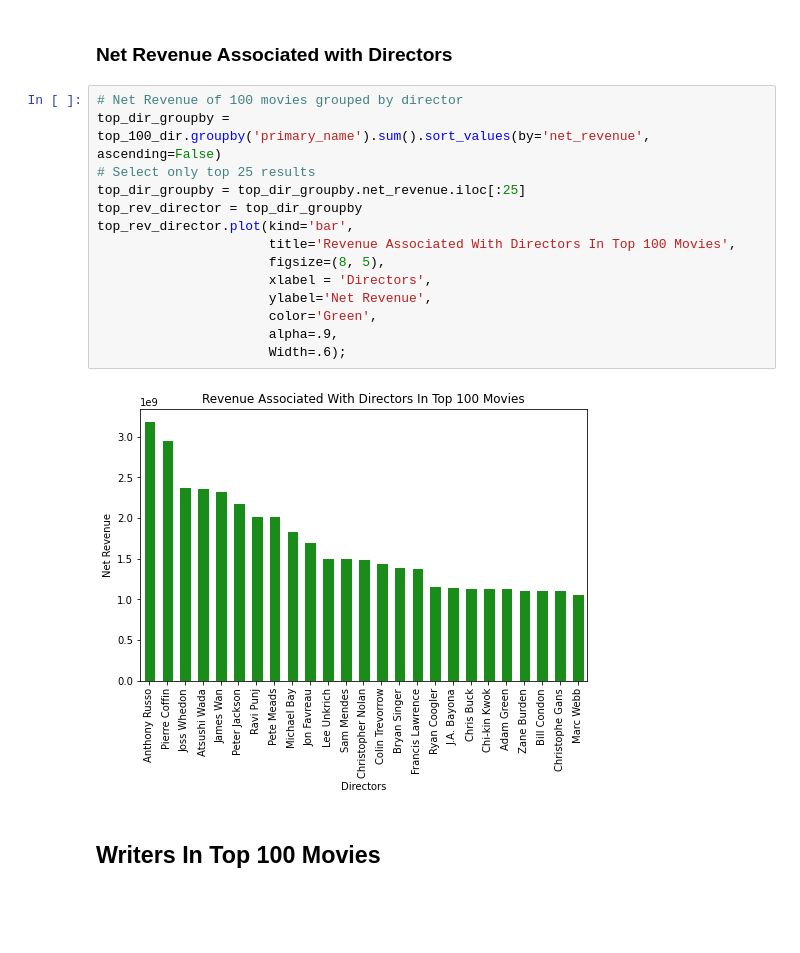
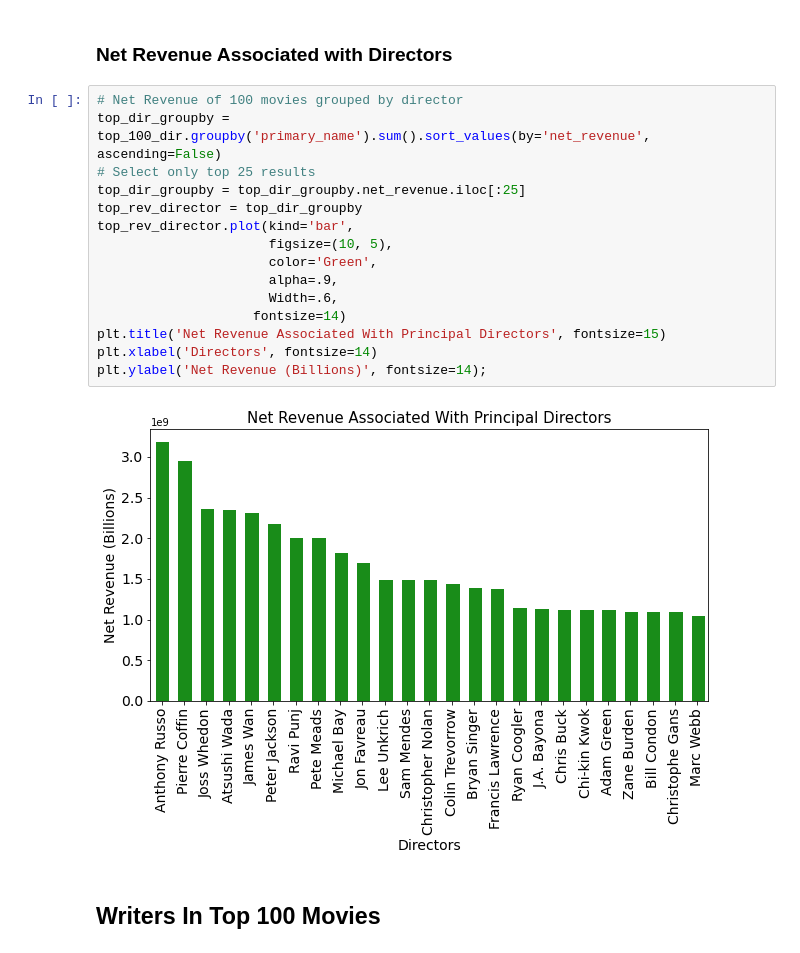
Before and after one commit to reboyce/Gilbert-Team-Repo, a Jupyter notebook: Notebooks/Principals.ipynb, the cells around one changed output. Cells and saved outputs as stored; diff of their text form; blank space fills up the shorter version.

```diff
--- a/Notebooks/Principals.ipynb
+++ b/Notebooks/Principals.ipynb
@@ -157,19 +138,20 @@ top_director_counts.iloc[:25].plot(kind='bar',
 # %%
 # Net Revenue of 100 movies grouped by director
 top_dir_groupby = top_100_dir.groupby('primary_name').sum().sort_values(by='net_revenue', ascending=False)
 # Select only top 25 results
 top_dir_groupby = top_dir_groupby.net_revenue.iloc[:25]
 top_rev_director = top_dir_groupby
 top_rev_director.plot(kind='bar',
-                      title='Revenue Associated With Directors In Top 100 Movies',
-                      figsize=(8, 5),
-                      xlabel = 'Directors',
-                      ylabel='Net Revenue',
+                      figsize=(10, 5),
                       color='Green',
                       alpha=.9,
-                      Width=.6);
+                      Width=.6,
+                    fontsize=14)
+plt.title('Net Revenue Associated With Principal Directors', fontsize=15)
+plt.xlabel('Directors', fontsize=14)
+plt.ylabel('Net Revenue (Billions)', fontsize=14);
 # %% [output]
-[figure, old version]
+[figure, new version]
 # %% [markdown]
 ## Writers In Top 100 Movies
 # %%
```
Also changed, not shown: parts of 10 cells of this notebook, 4 other files.
